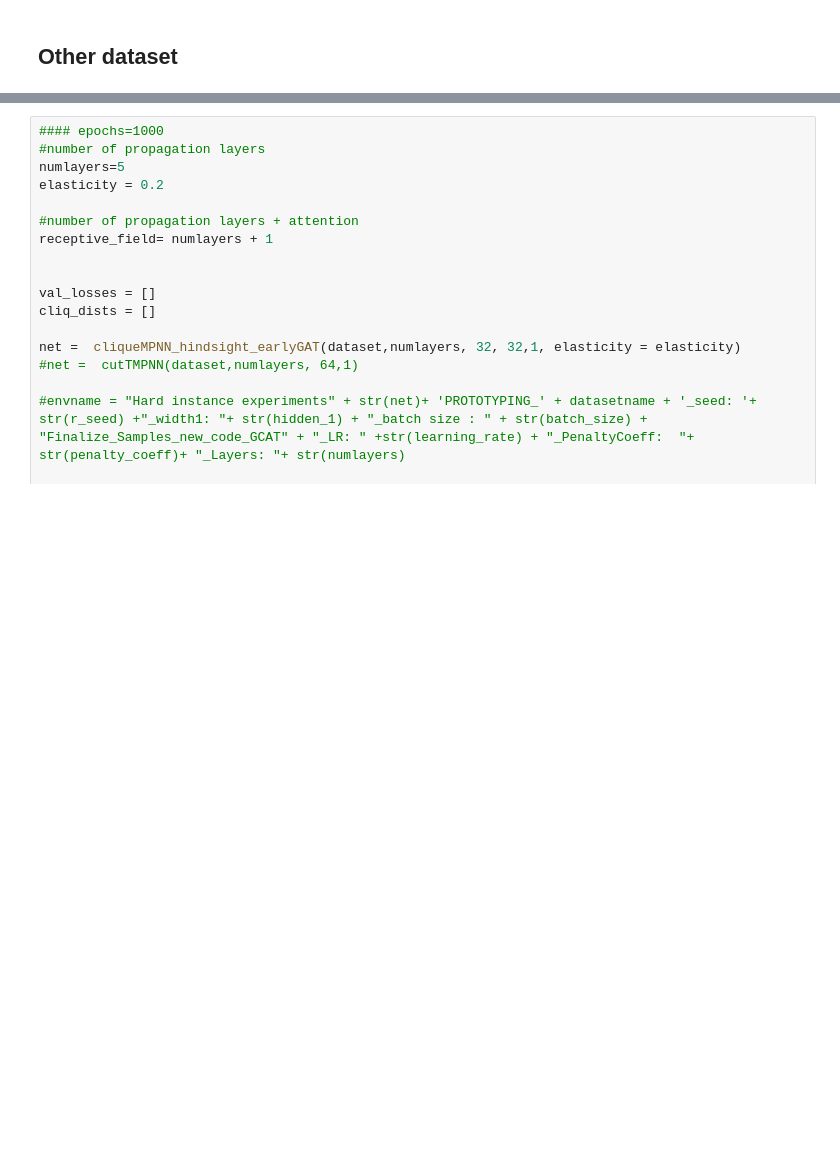
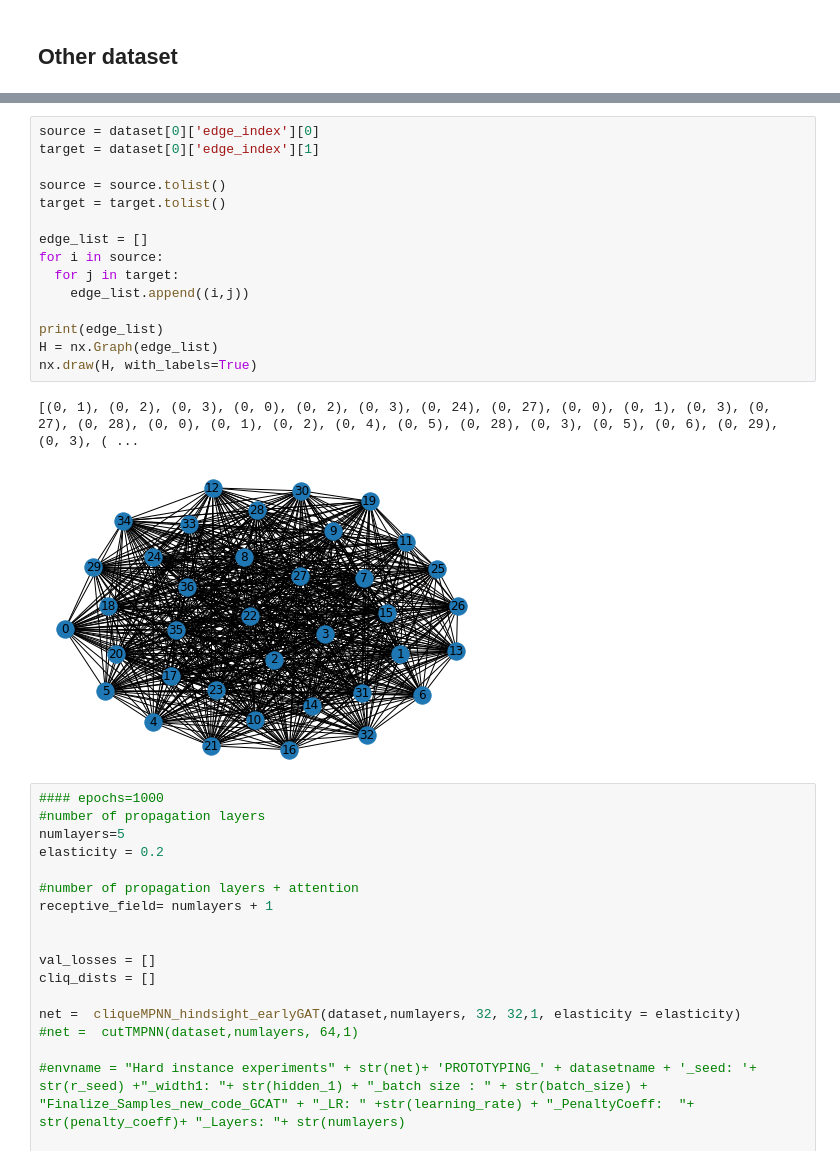
Before and after one commit to MohsenJadidi/Erdos-Goes-Neural, a Jupyter notebook: ModifiedCode/Erdos.ipynb, the cells around one changed output, grey strips where cells are left out. Cells and saved outputs as stored; diff of their text form; blank space fills up the shorter version.

```diff
--- a/ModifiedCode/Erdos.ipynb
+++ b/ModifiedCode/Erdos.ipynb
@@ -840,3 +860,21 @@ torch.backends.cudnn.benchmark = False
+# %%
+source = dataset[0]['edge_index'][0]
+target = dataset[0]['edge_index'][1]
+
+source = source.tolist()
+target = target.tolist()
+
+edge_list = []
+for i in source:
+  for j in target:
+    edge_list.append((i,j))
+
+print(edge_list)
+H = nx.Graph(edge_list)
+nx.draw(H, with_labels=True)
+# %% [output]
+[(0, 1), (0, 2), (0, 3), (0, 0), (0, 2), (0, 3), (0, 24), (0, 27), (0, 0), (0, 1), (0, 3), (0, 27), (0, 28), (0, 0), (0, 1), (0, 2), (0, 4), (0, 5), (0, 28), (0, 3), (0, 5), (0, 6), (0, 29), (0, 3), ( ...
+[figure, added]
 # %%
 #### epochs=1000
 #number of propagation layers
```
Also changed, not shown: parts of 8 cells of this notebook.
